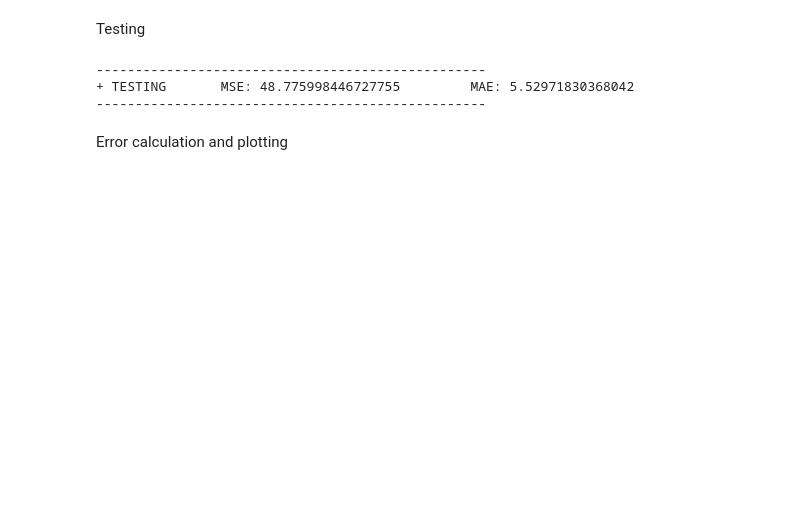
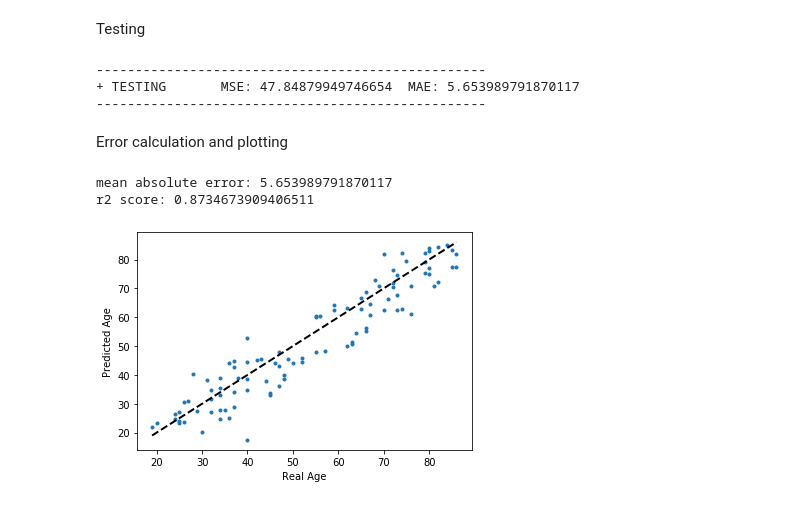
Before and after one commit to ClaraGila/MLICoursework, a Jupyter notebook: CW-Brain-Age-final.ipynb, the cells around one changed output. Saved outputs shown, nothing was run; the diff lists cells and outputs as text; code cells hidden in the pictures; blank space fills up the shorter version.

Commit message:
Part C fixed and gives 5.6 errors

```diff
--- a/CW-Brain-Age-final.ipynb
+++ b/CW-Brain-Age-final.ipynb
@@ -1537,6 +1540,8 @@ total_mse = 0
 total_mae = 0
 sum_pts = 0
 total = 0
+predicted = []
+y = []
 with torch.no_grad():
   for batch_idx, data in enumerate(dataloader_val):
     img = data['img'].to(device, dtype=torch.float)
@@ -1552,6 +1557,8 @@ with torch.no_grad():
     total_mse += mse_output.item()
     total_mae += mae_output.item()
     sum_pts += 1
+    predicted.append(prd[0].item())
+    y.append(expected_flat.item())
 
 # print("Size of last prd: " + str(prd.shape))
 # prediction = sitk.GetImageFromArray(prd.cpu().squeeze().numpy().astype(np.uint8))
@@ -1568,17 +1575,22 @@ print('+ TESTING \tMSE: {} \tMAE: {}'.format(final_mse, final_mae))
 print('--------------------------------------------------')
 # %% [output]
 --------------------------------------------------
-+ TESTING       MSE: 48.775998446727755         MAE: 5.52971830368042
++ TESTING       MSE: 47.84879949746654  MAE: 5.653989791870117
 --------------------------------------------------
 # %% [markdown]
 Error calculation and plotting
 # %%
+from sklearn.metrics import mean_squared_error, mean_absolute_error, r2_score
 print('mean absolute error: {0}'.format(mean_absolute_error(y,predicted)))
 print('r2 score: {0}'.format(r2_score(y,predicted)))
 
 fig, ax = plt.subplots()
 ax.scatter(y, predicted, marker='.')
-ax.plot([y.min(), y.max()], [y.min(), y.max()], 'k--', lw=2)
+ax.plot([min(y), max(y)], [min(y), max(y)], 'k--', lw=2)
 ax.set_xlabel('Real Age')
 ax.set_ylabel('Predicted Age')
 plt.show()
+# %% [output]
+mean absolute error: 5.653989791870117
+r2 score: 0.8734673909406511
+[figure, added]
```
Also changed, not shown: parts of 10 cells of this notebook.
